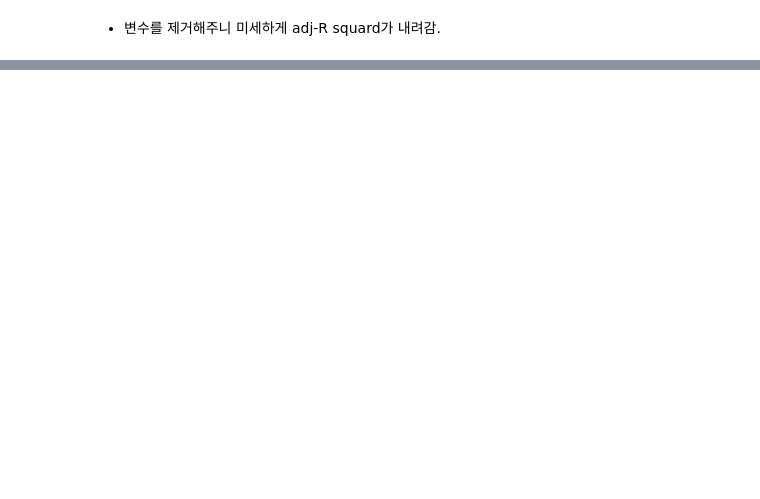
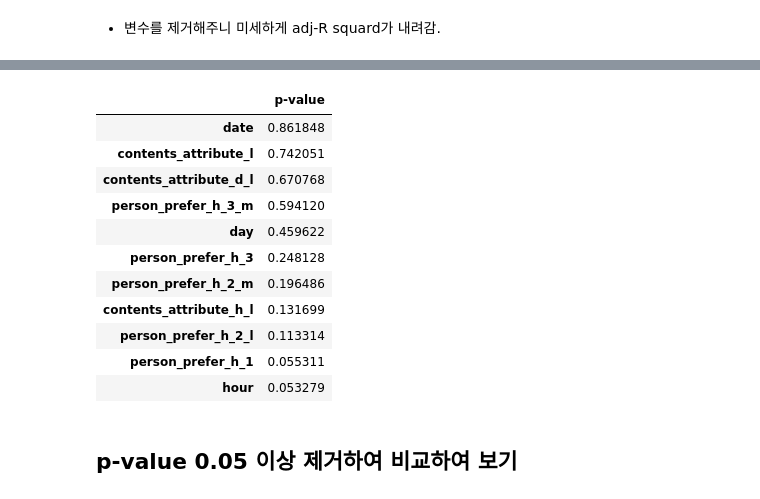
Before and after one commit to Proj-Caliber/Job-Care, a Jupyter notebook: Job_care_FINAL_EDAipynb.ipynb, the cells around one changed output, grey strips where cells are left out. Drawn from its saved outputs; the diff is of its cells as text; code cells hidden in the pictures; blank space fills up the shorter version.

```diff
--- a/Job_care_FINAL_EDAipynb.ipynb
+++ b/Job_care_FINAL_EDAipynb.ipynb
@@ -1147,0 +1335,6 @@ strong multicollinearity or other numerical problems.
+# %%
+x=train.drop(['target'], axis=1)
+y=train['target']
+# %%
+x_constant=sm.add_constant(x)
+model=sm.OLS(y,x_constant).fit()
@@ -1147,0 +1378,21 @@ strong multicollinearity or other numerical problems.
+# %%
+p_values_1=pd.DataFrame(model.pvalues, columns=['p-value'])
+p_values_1=p_values_1.sort_values(by='p-value', ascending=False)
+p_over=p_values_1.loc[p_values_1['p-value']>0.05]
+p_over
+# %% [output]
+|  | p-value |
+| date | 0.861848 |
+| contents_attribute_l | 0.742051 |
+| contents_attribute_d_l | 0.670768 |
+| person_prefer_h_3_m | 0.594120 |
+| day | 0.459622 |
+| person_prefer_h_3 | 0.248128 |
+| person_prefer_h_2_m | 0.196486 |
+| contents_attribute_h_l | 0.131699 |
+| person_prefer_h_2_l | 0.113314 |
+| person_prefer_h_1 | 0.055311 |
+| hour | 0.053279 |
+# %% [markdown]
+p-value 0.05 이상 제거하여 비교하여 보기
+--
```
Also changed, not shown: parts of 54 cells of this notebook.
